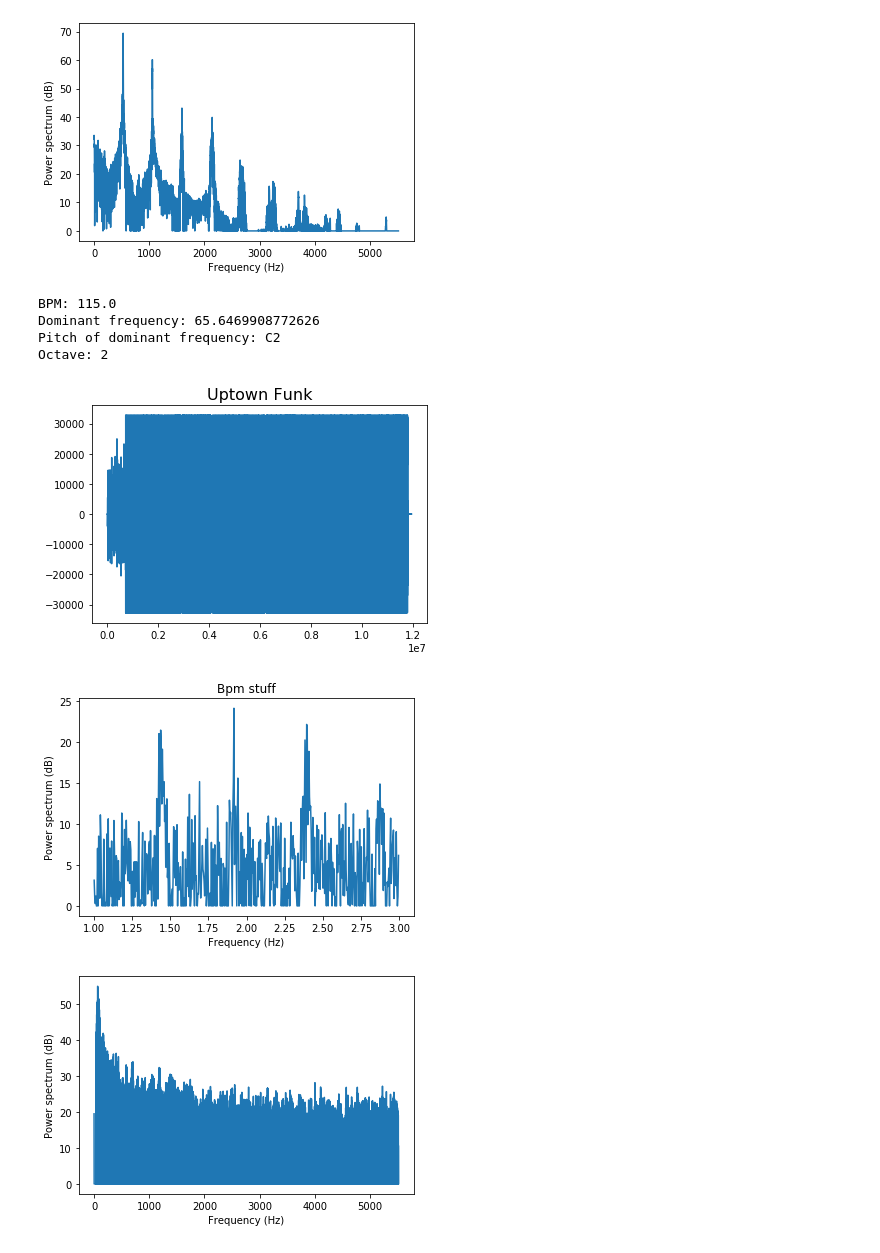
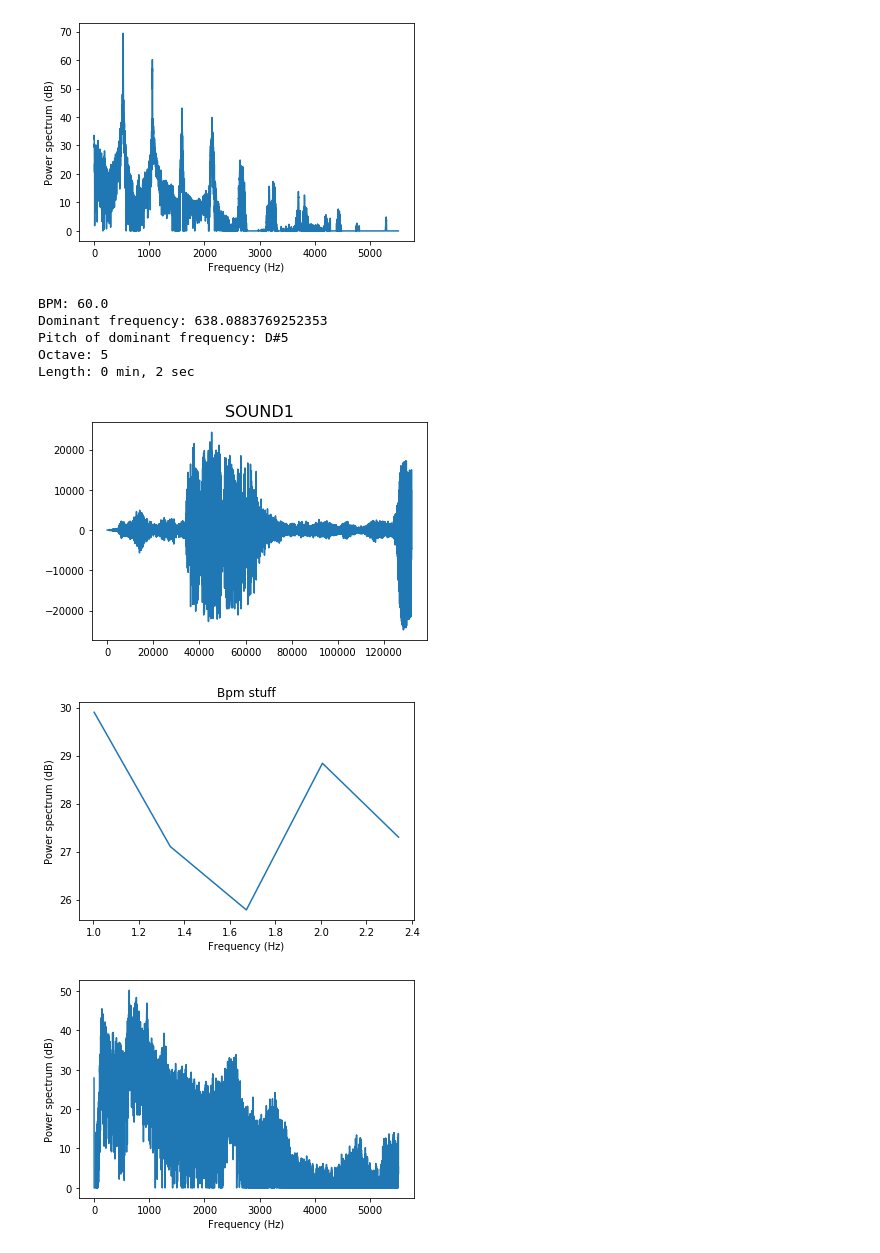
Before and after one commit to CuttlefishEmpire/FourierTransform, a Jupyter notebook: help.ipynb, the cells around one changed output. Cells and saved outputs as stored; diff of their text form; code cells hidden in the pictures.

Commit message:
Added length function

```diff
--- a/help.ipynb
+++ b/help.ipynb
@@ -266,7 +266,7 @@ import scipy as sp
 
 # MASTER
 
-AudioName = "Uptown Funk.wav" # Audio file name
+AudioName = "SOUND1.wav" # Audio file name
 fs, Audiodata = wavfile.read(AudioName)
 
 Audiodata = np.mean(Audiodata, axis = 1) # Converts from stereo
@@ -379,41 +379,46 @@ plt.title('Bpm stuff')
 #    maxPeak = 0
 #    indOfMax = 0
 #    for f in range(0,len(peaks)):
 #        if peaksVols[f] > maxPeak:
 #            maxPeak = peaksVols[f]
 #            indOfMax = f
 #    topFivePeaks.append(peaks[indOfMax])
 #    peaks.pop(indOfMax)
 #    peaksVols.pop(indOfMax)
 
 # What octave is it mainly in, actually this time
 octave = 0
 octaveBounds = [16.35, 32.7, 65.41, 130.81, 261.63, 523.25, 1046.5]
 noNegs3 = noNegs2
 for v in range(1,len(noNegs3)):
     if parsedFreqAxis[v] < 35:
         noNegs3[v] = 0
 dominantFrq = parsedFreqAxis[noNegs3.index(max(noNegs3))]
 dominantFrqPitch = pitch(dominantFrq)
 print("Dominant frequency:",dominantFrq)
 print("Pitch of dominant frequency:",dominantFrqPitch)
 for o in range(1,len(octaveBounds)):
     if dominantFrq < octaveBounds[o] and dominantFrq > octaveBounds[o-1]:
         octave = o-1
 print("Octave:",octave)
+
+# Length
+
+length = Audiodata.shape[0]/fs
+minutes = int(length/60)
+seconds = int(length%60)
+print("Length:",minutes,"min,",seconds,"sec")
+
 plt.figure()
 plt.plot(parsedFreqAxis,noNegs2)
 plt.xlabel('Frequency (Hz)'); plt.ylabel('Power spectrum (dB)')
 plt.show()
-
-# fourierTransform(Audiodata)
-
-# Figure out # of key changes
 # %% [output]
-BPM: 115.0
-Dominant frequency: 65.6469908772626
-Pitch of dominant frequency: C2
-Octave: 2
+BPM: 60.0
+Dominant frequency: 638.0883769252353
+Pitch of dominant frequency: D#5
+Octave: 5
+Length: 0 min, 2 sec
-[figure, old version]
+[figure, new version]
-[figure, old version]
+[figure, new version]
-[figure, old version]
+[figure, new version]
```
